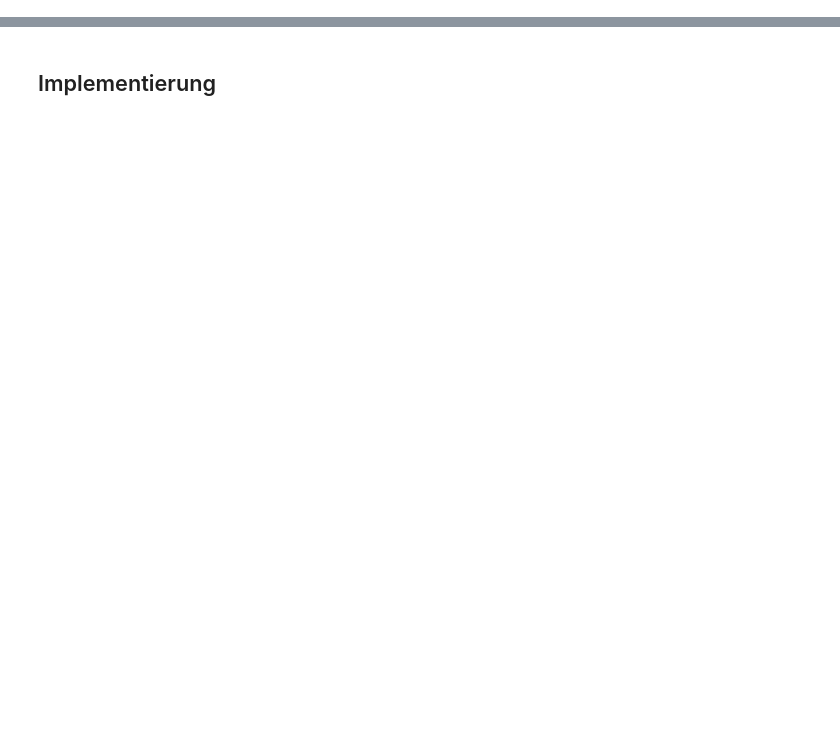
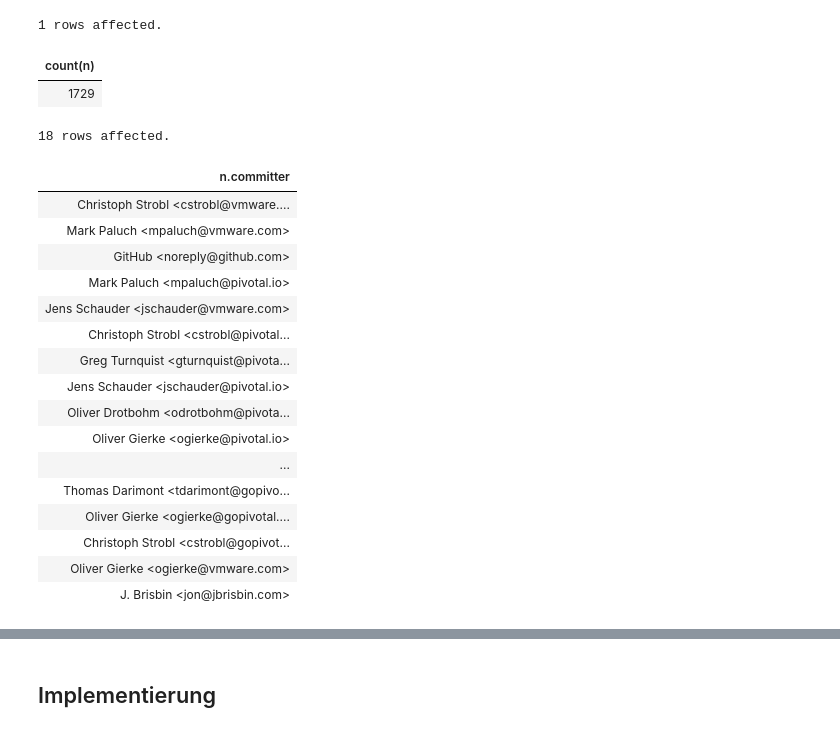
Before and after one commit to softvis-research/expert-analysis, a Jupyter notebook: 1-experten-analyse-git-historie.ipynb, the cells around one changed output, grey strips where cells are left out. Saved outputs shown, nothing was run; the diff lists cells and outputs as text; code cells hidden in the pictures; blank space fills up the shorter version.

```diff
--- a/1-experten-analyse-git-historie.ipynb
+++ b/1-experten-analyse-git-historie.ipynb
@@ -41,0 +49,35 @@ Was möchte ich erfahren?
+# %%
+%%cypher
+// Anzahl Commits, bei denen der Comitter != Author
+MATCH (n:Commit)
+WHERE n.committer <> n.author
+RETURN count(n)
+# %% [output]
+1 rows affected.
+| count(n) |
+| 1729 |
+# %%
+%%cypher
+// Committer, die Änderungen von anderen Authors committet haben
+MATCH (n:Commit)
+WHERE n.committer <> n.author
+RETURN DISTINCT n.committer
+# %% [output]
+18 rows affected.
+| n.committer |
+| Christoph Strobl <cstrobl@vmware.... |
+| Mark Paluch <mpaluch@vmware.com> |
+| GitHub <noreply@github.com> |
+| Mark Paluch <mpaluch@pivotal.io> |
+| Jens Schauder <jschauder@vmware.com> |
+| Christoph Strobl <cstrobl@pivotal... |
+| Greg Turnquist <gturnquist@pivota... |
+| Jens Schauder <jschauder@pivotal.io> |
+| Oliver Drotbohm <odrotbohm@pivota... |
+| Oliver Gierke <ogierke@pivotal.io> |
+| ... |
+| Thomas Darimont <tdarimont@gopivo... |
+| Oliver Gierke <ogierke@gopivotal.... |
+| Christoph Strobl <cstrobl@gopivot... |
+| Oliver Gierke <ogierke@vmware.com> |
+| J. Brisbin <jon@jbrisbin.com> |
```
Also changed, not shown: parts of 31 cells of this notebook, 1 other file.
